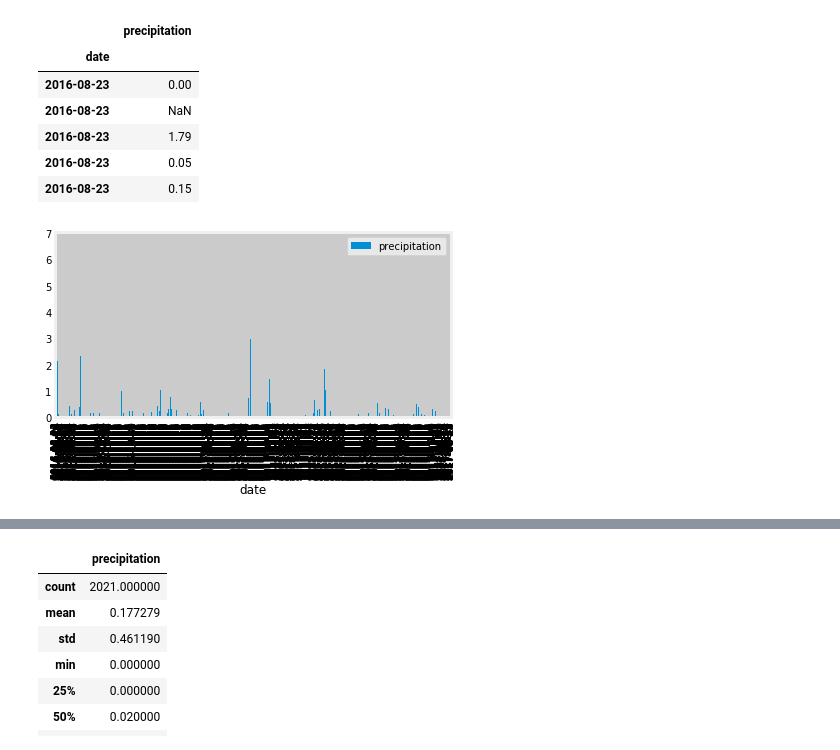
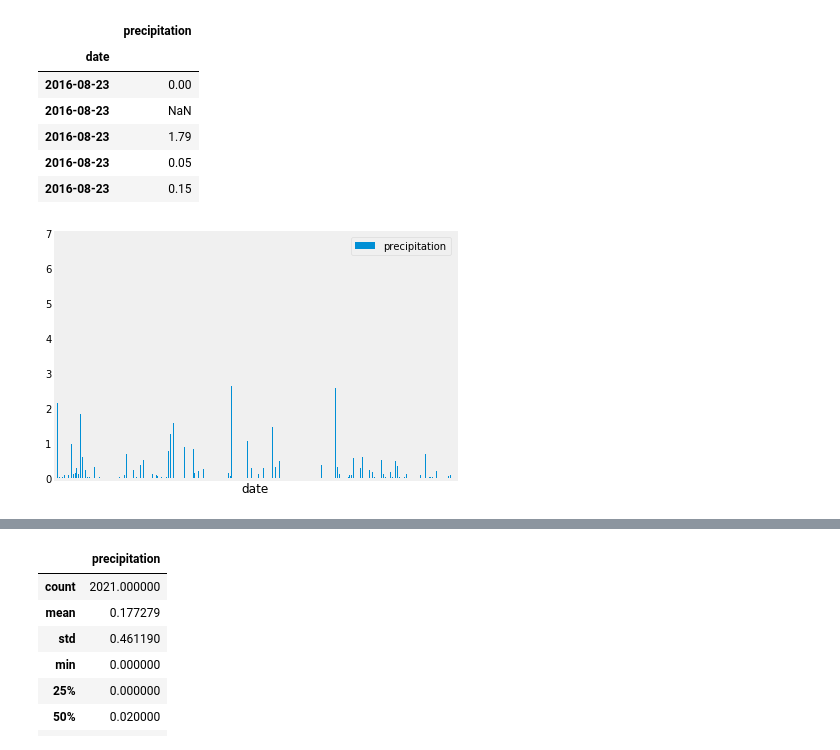
Before and after one commit to ddcruz/SQLAlchemy_challenge, a Jupyter notebook: climate.ipynb, the cells around one changed output, grey strips where cells are left out. Cells and saved outputs as stored; diff of their text form; code cells hidden in the pictures.

Commit message:
Some progress on fixing the precipitation bar chart

```diff
--- a/climate.ipynb
+++ b/climate.ipynb
@@ -100,12 +99,14 @@ df.head()
 # %%
 # Use Pandas Plotting with Matplotlib to plot the data
 #Plot the results using the DataFrame plot method
 df.plot.bar()
+plt.tick_params(axis='x', which='both', bottom=False, top=False, labelbottom=False)
 plt.xlabel('date')
 plt.tight_layout()
+plt.grid()
 plt.show()
 # %% [output]
-[figure, old version]
+[figure, new version]
 # %% [markdown]
 ![precipitation](Images/precipitation.png)
 # %%
```
Also changed, not shown: parts of 11 cells of this notebook.
